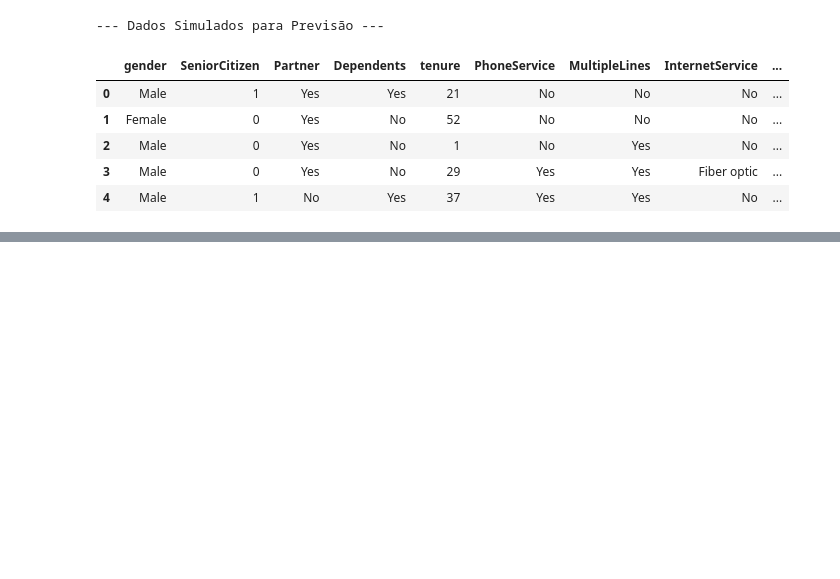
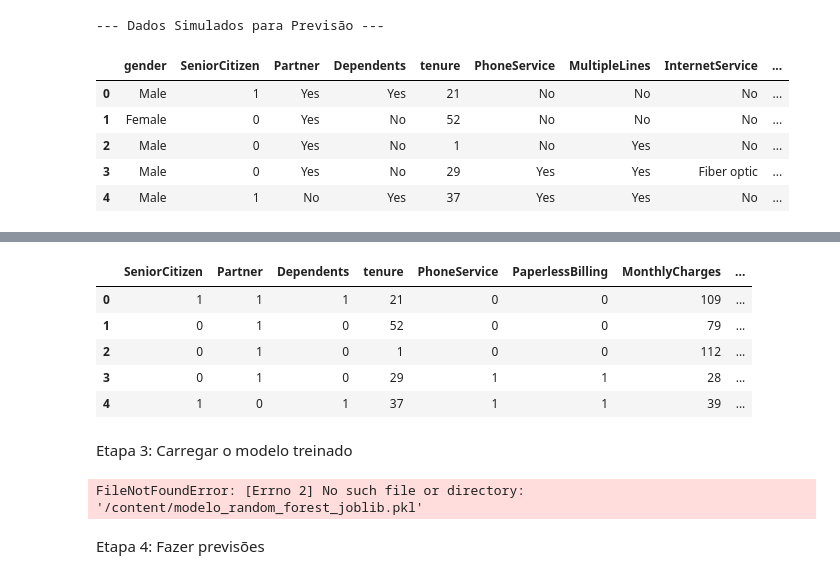
Before and after one commit to moises-rb/Analise_Dados, a Jupyter notebook: Telecom_X_PrevendoChurn/notebooks/04_Simulacao_Manual_PrevChurn.ipynb, the cells around one changed output, grey strips where cells are left out. Saved outputs shown, nothing was run; the diff lists cells and outputs as text; code cells hidden in the pictures; blank space fills up the shorter version.

Commit message:
carregando modelo salvo para simular novos cenarios

```diff
--- a/Telecom_X_PrevendoChurn/notebooks/04_Simulacao_Manual_PrevChurn.ipynb
+++ b/Telecom_X_PrevendoChurn/notebooks/04_Simulacao_Manual_PrevChurn.ipynb
@@ -45,0 +98,13 @@ display(data_teste)
+# %%
+# Converter valores booleanos para inteiros (True → 1, False → 0)
+df_simulado_proc = df_simulado_proc.astype(int)
+
+# Verificando resultado
+df_simulado_proc.head()
+# %% [output]
+|  | SeniorCitizen | Partner | Dependents | tenure | PhoneService | PaperlessBilling | MonthlyCharges | ... |
+| 0 | 1 | 1 | 1 | 21 | 0 | 0 | 109 | ... |
+| 1 | 0 | 1 | 0 | 52 | 0 | 0 | 79 | ... |
+| 2 | 0 | 1 | 0 | 1 | 0 | 0 | 112 | ... |
+| 3 | 0 | 1 | 0 | 29 | 1 | 1 | 28 | ... |
+| 4 | 1 | 0 | 1 | 37 | 1 | 1 | 39 | ... |
@@ -45,0 +113,13 @@ display(data_teste)
+# %% [markdown]
+Etapa 3: Carregar o modelo treinado
+# %%
+# Usando joblib
+modelo_rf = joblib.load('/content/modelo_random_forest_joblib.pkl')
+
+# Ou, se preferir usar pickle:
+# with open('/content/modelo_random_forest_pickle.pkl', 'rb') as f:
+#     modelo_rf = pickle.load(f)
+# %% [output]
+FileNotFoundError: [Errno 2] No such file or directory: '/content/modelo_random_forest_joblib.pkl'
+# %% [markdown]
+Etapa 4: Fazer previsões
```
Also changed, not shown: parts of 8 cells of this notebook.
